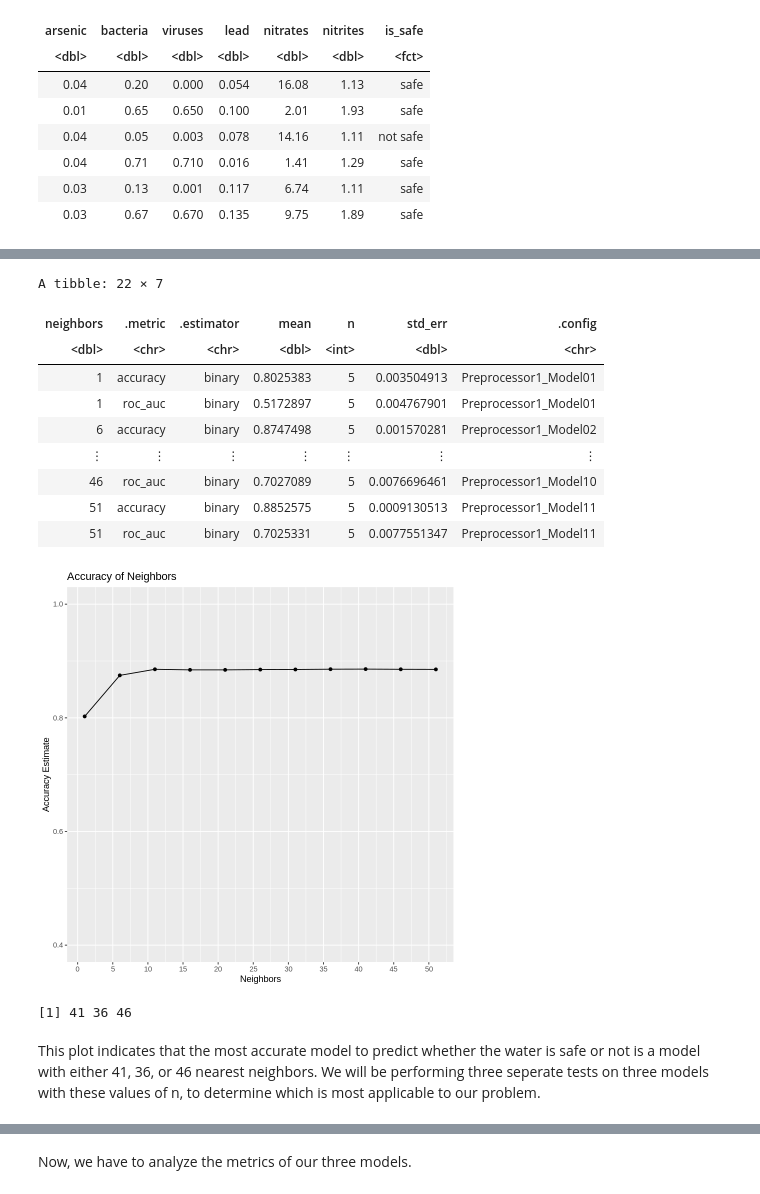
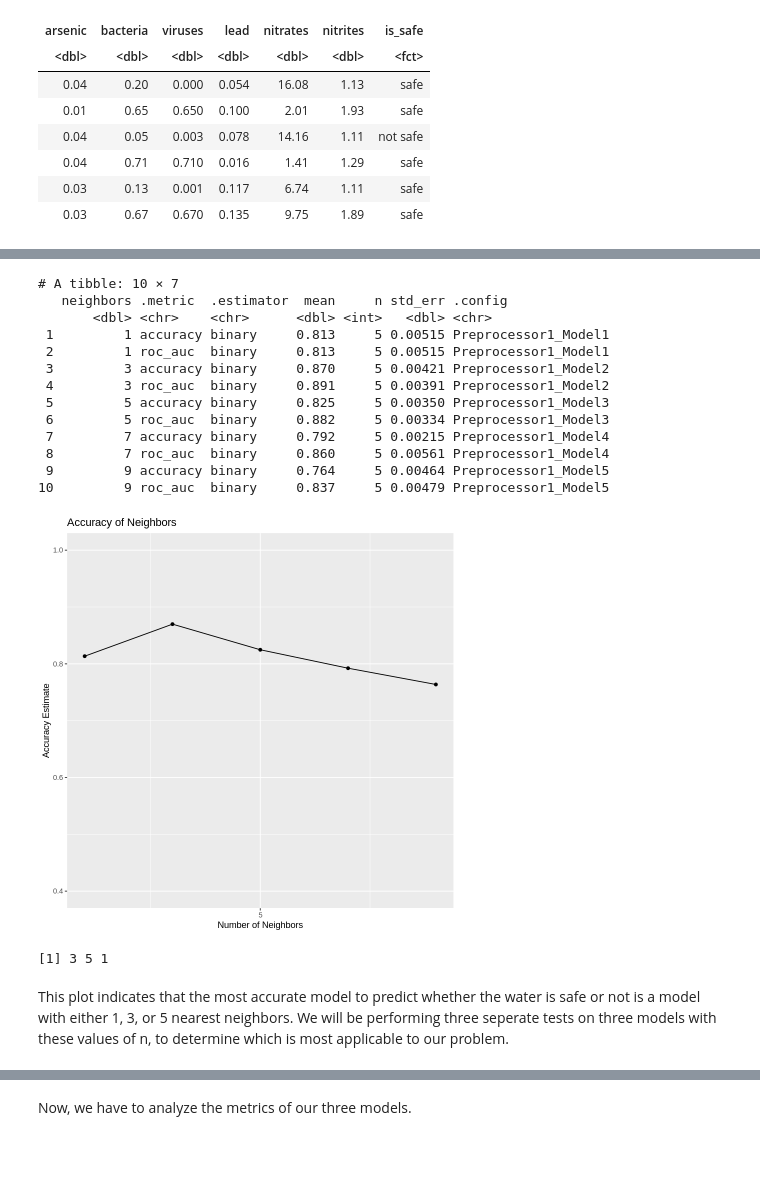
Before and after one commit to zayan-sheikh/DSCI-G13-Project, a Jupyter notebook: group_project_report.ipynb, the cells around one changed output, grey strips where cells are left out. Cells and saved outputs as stored; diff of their text form; code cells hidden in the pictures; blank space fills up the shorter version.

```diff
--- a/group_project_report.ipynb
+++ b/group_project_report.ipynb
@@ -26,7 +30,8 @@ url <- "https://raw.githubusercontent.com/zayan-sheikh/DSCI-G13-Project/main/dat
 raw_data <- read_csv(url) |>
             mutate(is_safe = as_factor(is_safe))|>
             mutate(is_safe = fct_recode(is_safe, 'safe' = '1', 'not safe' = '0')) |>
-            select(arsenic, bacteria, viruses, lead, nitrates, nitrites, is_safe)
+            select(arsenic, bacteria, viruses, lead, nitrates, nitrites, is_safe) |>
+            na.omit()
 
 head(raw_data)
 # %% [output]
@@ -102,8 +107,27 @@ water_train_plot
 # %%
-#step 1: create a recipe for the training data
+set.seed(1)
+# step 1: create a recipe for the training data. Since the data is imbalanced, we must import the themis library and upsample the data first.
 
-water_recipe <- recipe(is_safe ~ arsenic + bacteria + viruses + lead + nitrates + nitrites, data = water_train) |>
+water_temp <- recipe(is_safe ~ arsenic + bacteria + viruses + lead + nitrates + nitrites, data = water_train) |>
+    step_naomit(all_predictors(), skip=TRUE) |>
+    step_upsample(is_safe, over_ratio = 1, skip = FALSE) |>
+    prep()
+
+# step 2: using the upsampled data, we will create a "new" dataset for us to use
+water_ups <- bake(water_temp, water_train)
+
+
+# step 3: using the upsampled dataset, create a recipe, scaling and centering all predictors
+water_recipe <- recipe(is_safe ~ arsenic + bacteria + viruses + lead + nitrates + nitrites, data = water_ups) |>
     step_scale(all_predictors())|>
-    step_center(all_predictors())
+    step_center(all_predictors()) |>
+    prep()
+
+
+# chechking to see if dataset is now balanced
+water_ups |>
+  group_by(is_safe) |>
+  summarize(n = n())
+
 water_recipe
 # %% [output]
@@ -128,7 +156,8 @@ predictor: 6
 # %%
+set.seed(1)
 #step 2: create a multiple training datasets to perform cross validation
 
-water_vfold <- vfold_cv(water_train, v = 5, strata = is_safe)
+water_vfold <- vfold_cv(water_ups, v = 5, strata = is_safe)
 # %%
 #step 3: create a classification model that allows us to tune the number of neighbors
 
@@ -136,8 +165,9 @@ water_knn <- nearest_neighbor(weight_func = 'rectangular', neighbors = tune()) |
     set_engine('kknn') |>
     set_mode('classification')
 # %%
+set.seed(1)
 #step 4: create a workflow that combines the recipe, model specification and that performs the vfold cross validation
-grid_vals <- tibble(neighbors = seq(from = 1, to = 51, by = 5))
+grid_vals <- tibble(neighbors = seq(from = 1, to = 10, by = 2))
 
 
 knn_workflow <- workflow() |>
@@ -145,38 +175,42 @@ knn_workflow <- workflow() |>
     add_model(water_knn) |>
     tune_grid(resamples = water_vfold, grid = grid_vals)
 # %%
+set.seed(1)
 #step 5: collect the metrics to allow us to determine which k value is most resonable
 
 knn_results <- knn_workflow |>
     collect_metrics()
-knn_results
+print(knn_results)
 # %% [output]
-A tibble: 22 × 7
+# A tibble: 10 × 7
+   neighbors .metric  .estimator  mean     n std_err .config
+       <dbl> <chr>    <chr>      <dbl> <int>   <dbl> <chr>
+ 1         1 accuracy binary     0.813     5 0.00515 Preprocessor1_Model1
+ 2         1 roc_auc  binary     0.813     5 0.00515 Preprocessor1_Model1
+ 3         3 accuracy binary     0.870     5 0.00421 Preprocessor1_Model2
+ 4         3 roc_auc  binary     0.891     5 0.00391 Preprocessor1_Model2
+ 5         5 accuracy binary     0.825     5 0.00350 Preprocessor1_Model3
+ 6         5 roc_auc  binary     0.882     5 0.00334 Preprocessor1_Model3
+ 7         7 accuracy binary     0.792     5 0.00215 Preprocessor1_Model4
+ 8         7 roc_auc  binary     0.860     5 0.00561 Preprocessor1_Model4
+ 9         9 accuracy binary     0.764     5 0.00464 Preprocessor1_Model5
+10         9 roc_auc  binary     0.837     5 0.00479 Preprocessor1_Model5
-| neighbors | .metric | .estimator | mean | n | std_err | .config |
-| <dbl> | <chr> | <chr> | <dbl> | <int> | <dbl> | <chr> |
-| 1 | accuracy | binary | 0.8025383 | 5 | 0.003504913 | Preprocessor1_Model01 |
-| 1 | roc_auc | binary | 0.5172897 | 5 | 0.004767901 | Preprocessor1_Model01 |
-| 6 | accuracy | binary | 0.8747498 | 5 | 0.001570281 | Preprocessor1_Model02 |
-| ⋮ | ⋮ | ⋮ | ⋮ | ⋮ | ⋮ | ⋮ |
-| 46 | roc_auc | binary | 0.7027089 | 5 | 0.0076696461 | Preprocessor1_Model10 |
-| 51 | accuracy | binary | 0.8852575 | 5 | 0.0009130513 | Preprocessor1_Model11 |
-| 51 | roc_auc | binary | 0.7025331 | 5 | 0.0077551347 | Preprocessor1_Model11 |
 # %%
 #this plot depicts the accuracy of the model at each given value of n nearest neighbors
 water_accuracy <- knn_results |>
     filter(.metric == 'accuracy')
 
-recall_plot <- ggplot(water_recall, aes(x = neighbors, y = mean))+
+recall_plot <- ggplot(water_accuracy, aes(x = neighbors, y = mean))+
                       geom_point()+
                       geom_line()+
-                      labs(x = 'Neighbors', y = 'Accuracy Estimate')+
+                      labs(x = 'Number of Neighbors', y = 'Accuracy Estimate')+
                       ggtitle('Accuracy of Neighbors')+
                     scale_x_continuous(breaks = seq(0, 51, by = 5))+
                     scale_y_continuous(limits = c(0.4, 1.0))
 
 recall_plot
 # %% [output]
-[figure, old version]
+[figure, new version]
 # %%
 #determine which k value gives the most accurate model:
 
@@ -187,7 +221,7 @@ best_3_accuracy <- water_accuracy|>
 
 best_3_accuracy
 # %% [output]
-[1] 41 36 46
+[1] 3 5 1
 # %% [markdown]
-This plot indicates that the most accurate model to predict whether the water is safe or not is a model with either 41, 36, or 46 nearest neighbors. We will be performing three seperate tests on three models with these values of n, to determine which is most applicable to our problem.
+This plot indicates that the most accurate model to predict whether the water is safe or not is a model with either 1, 3, or 5 nearest neighbors. We will be performing three seperate tests on three models with these values of n, to determine which is most applicable to our problem.
 # %%
```
Also changed, not shown: parts of 12 cells of this notebook.
